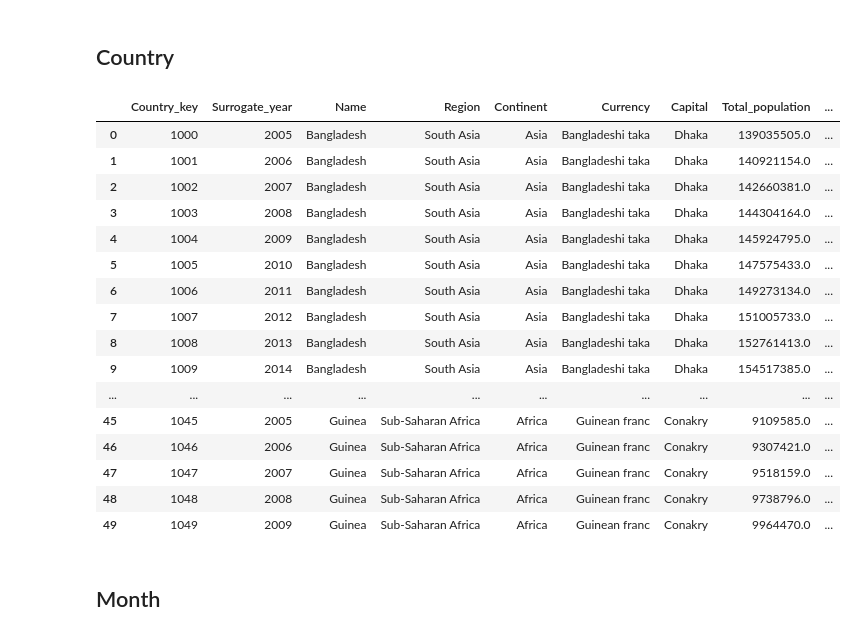
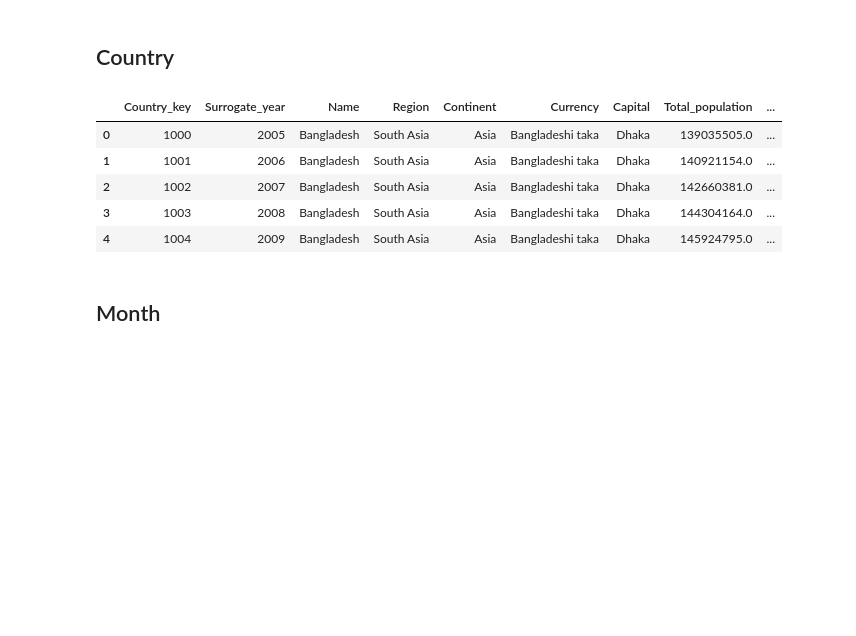
Before and after one commit to angusryoung/CSI4142-world-health-project, a Jupyter notebook: CSI4142.ipynb, the cells around one changed output. Drawn from its saved outputs; the diff is of its cells as text; code cells hidden in the pictures; blank space fills up the shorter version.

```diff
--- a/CSI4142.ipynb
+++ b/CSI4142.ipynb
@@ -16,10 +16,13 @@ warnings.filterwarnings("ignore")
 # %%
 country_list = ["Bangladesh", "Canada", "Chad", "Guinea", "Indonesia", "Mexico", "Philippines", "Togo", "United States"]
 
+# Create a dataframe to hold the country dimension data
+# Has a surrogate attribute "year" to help us combine the dimensions in the fact table
 country_dimension_df = pd.DataFrame(
     columns=["Country_key", "Surrogate_year", "Name", "Region", "Continent", "Currency", "Capital", "Total_population","Population_growth_percent", "Total_labour_force", "Birth_rate", "Death_rate",  "GNI_per_capita", "Income_group"]
 )
 
+# Values found by looking up countries on the internet
 dict_capital = {
     'Bangladesh': 'Dhaka',
     'Canada': 'Ottawa',
@@ -31,7 +34,7 @@ dict_capital = {
     'Togo': 'Lomé',
     'United States': 'Washington, D.C.'
 }
-
+# Values found by looking up countries on the internet
 dict_continent = {
     'Bangladesh': 'Asia',
     'Canada': 'North America',
@@ -48,9 +51,11 @@ dict_continent = {
 raw_geo_data = pd.read_csv('raw_data/HNP_CountryData.csv')
 # CSV file of HNP country dimension statistics
 raw_att_data = pd.read_csv('raw_data/HNP_CountryAttributes.csv')
+# Get rid of two columns we don't need
 raw_att_data = raw_att_data.drop(
     ['Series Code', 'Country Code'], axis=1
 )
+# Rename the columns for easier access
 raw_att_data = raw_att_data.rename(
     columns={
         'Series Name': 'Series',
@@ -74,51 +79,41 @@ raw_att_data = raw_att_data.rename(
     }
 )
 
+# Start key at 1000
 x = 1000
 for country in country_list:
     country_row = {}
     # Add the country attributes that don't change
     country_row['Name'] = country
     country_row['Region'] = raw_geo_data.loc[raw_geo_data['Table Name'] == country, 'Region'].values[0]
     country_row['Continent'] = dict_continent[country]
     country_row['Currency'] = raw_geo_data.loc[raw_geo_data['Table Name'] == country, 'Currency Unit'].values[0]
     country_row['Capital'] = dict_capital[country]
     country_row['Income_group'] = raw_geo_data.loc[raw_geo_data['Table Name'] == country, 'Income Group'].values[0]
 
     specific_row = cp.deepcopy(country_row)
     # Add the country attributes that change every year
-    for year in range(2005,2020):
+    for year in range(2005,2021):
         specific_row['Country_key'] = x
         x = x + 1
         specific_row['Surrogate_year'] = year
         specific_row['Total_population'] = raw_att_data.loc[((raw_att_data.Series == 'Population, total') & (raw_att_data.Country == country)), 'y' + str(year)].values[0]
         specific_row['Population_growth_percent'] = raw_att_data.loc[((raw_att_data.Series == 'Population growth (annual %)') & (raw_att_data.Country == country)), 'y' + str(year)].values[0]
         specific_row['Total_labour_force'] = raw_att_data.loc[((raw_att_data.Series == 'Labor force, total') & (raw_att_data.Country == country)), 'y' + str(year)].values[0]
         specific_row['Birth_rate'] = raw_att_data.loc[((raw_att_data.Series == 'Birth rate, crude (per 1,000 people)') & (raw_att_data.Country == country)), 'y' + str(year)].values[0]
         specific_row['Death_rate'] = raw_att_data.loc[((raw_att_data.Series == 'Death rate, crude (per 1,000 people)') & (raw_att_data.Country == country)), 'y' + str(year)].values[0]
         specific_row['GNI_per_capita'] = raw_att_data.loc[((raw_att_data.Series == 'GNI per capita, Atlas method (current US$)') & (raw_att_data.Country == country)), 'y' + str(year)].values[0]
         # Adding the row into the country dimension dataframe
         country_dimension_df = country_dimension_df.append(pd.DataFrame([specific_row]), ignore_index=True)
 
-country_dimension_df.head(50)
+country_dimension_df.head(5)
 # %% [output]
 |  | Country_key | Surrogate_year | Name | Region | Continent | Currency | Capital | Total_population | ... |
 | 0 | 1000 | 2005 | Bangladesh | South Asia | Asia | Bangladeshi taka | Dhaka | 139035505.0 | ... |
 | 1 | 1001 | 2006 | Bangladesh | South Asia | Asia | Bangladeshi taka | Dhaka | 140921154.0 | ... |
 | 2 | 1002 | 2007 | Bangladesh | South Asia | Asia | Bangladeshi taka | Dhaka | 142660381.0 | ... |
 | 3 | 1003 | 2008 | Bangladesh | South Asia | Asia | Bangladeshi taka | Dhaka | 144304164.0 | ... |
 | 4 | 1004 | 2009 | Bangladesh | South Asia | Asia | Bangladeshi taka | Dhaka | 145924795.0 | ... |
-| 5 | 1005 | 2010 | Bangladesh | South Asia | Asia | Bangladeshi taka | Dhaka | 147575433.0 | ... |
-| 6 | 1006 | 2011 | Bangladesh | South Asia | Asia | Bangladeshi taka | Dhaka | 149273134.0 | ... |
-| 7 | 1007 | 2012 | Bangladesh | South Asia | Asia | Bangladeshi taka | Dhaka | 151005733.0 | ... |
-| 8 | 1008 | 2013 | Bangladesh | South Asia | Asia | Bangladeshi taka | Dhaka | 152761413.0 | ... |
-| 9 | 1009 | 2014 | Bangladesh | South Asia | Asia | Bangladeshi taka | Dhaka | 154517385.0 | ... |
-| ... | ... | ... | ... | ... | ... | ... | ... | ... | ... |
-| 45 | 1045 | 2005 | Guinea | Sub-Saharan Africa | Africa | Guinean franc | Conakry | 9109585.0 | ... |
-| 46 | 1046 | 2006 | Guinea | Sub-Saharan Africa | Africa | Guinean franc | Conakry | 9307421.0 | ... |
-| 47 | 1047 | 2007 | Guinea | Sub-Saharan Africa | Africa | Guinean franc | Conakry | 9518159.0 | ... |
-| 48 | 1048 | 2008 | Guinea | Sub-Saharan Africa | Africa | Guinean franc | Conakry | 9738796.0 | ... |
-| 49 | 1049 | 2009 | Guinea | Sub-Saharan Africa | Africa | Guinean franc | Conakry | 9964470.0 | ... |
 # %% [markdown]
 ## Month
 # %%
```
Also changed, not shown: parts of 29 cells of this notebook, 10 other files.
